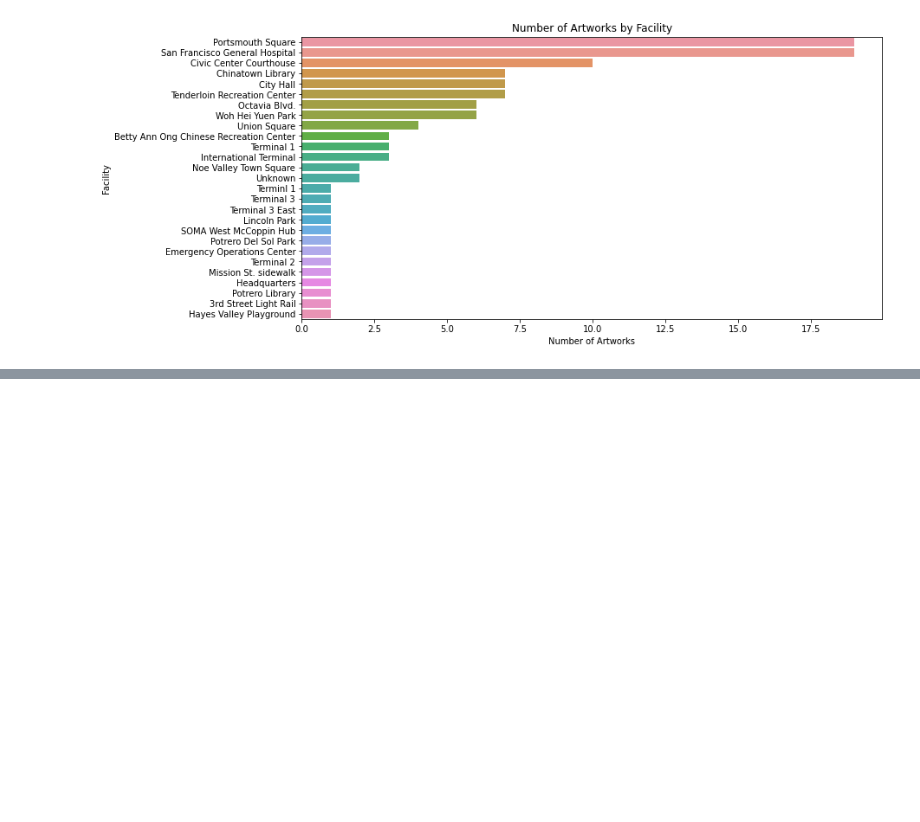
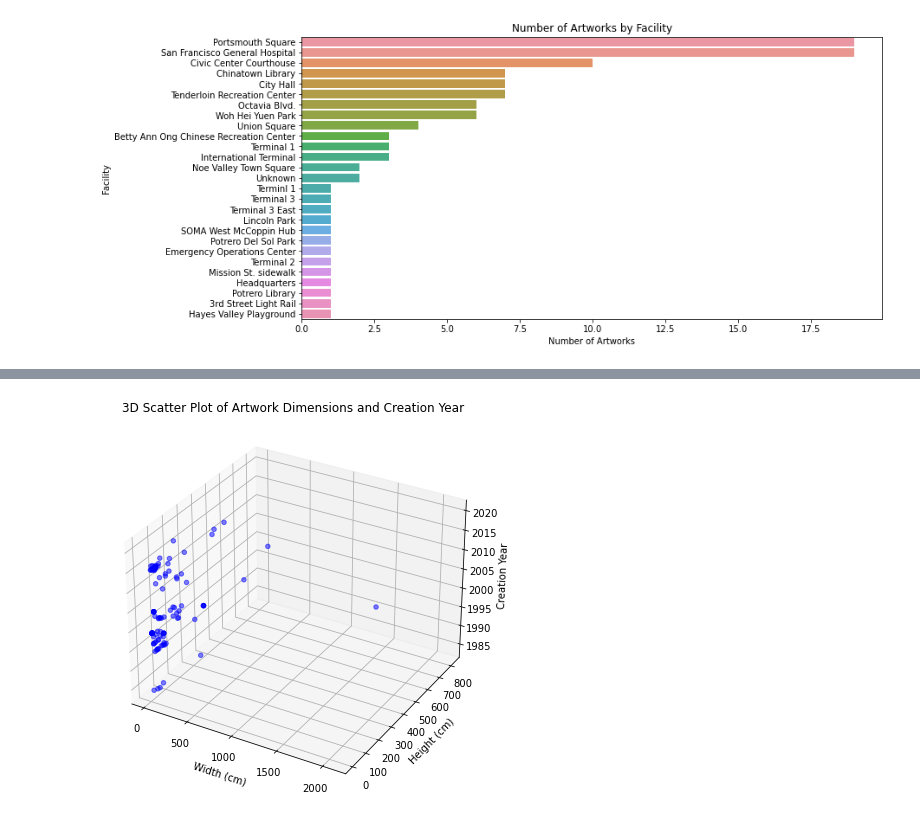
Before and after one commit to sanjanavelma/EDA, a Jupyter notebook: Project.ipynb, the cells around one changed output, grey strips where cells are left out. Drawn from its saved outputs; the diff is of its cells as text; code cells hidden in the pictures; blank space fills up the shorter version.

```diff
--- a/Project.ipynb
+++ b/Project.ipynb
@@ -421,0 +437,18 @@ plt.show()
+# %%
+import matplotlib.pyplot as plt
+from mpl_toolkits.mplot3d import Axes3D
+
+# Create a 3D scatter plot
+fig = plt.figure(figsize=(10, 7))
+ax = fig.add_subplot(111, projection='3d')
+
+# Assuming 'width', 'height', and 'creation_year' columns exist
+ax.scatter(df['width'], df['height'], df['creation_year'], c='b', marker='o', alpha=0.5)
+ax.set_xlabel('Width (cm)')
+ax.set_ylabel('Height (cm)')
+ax.set_zlabel('Creation Year')
+ax.set_title('3D Scatter Plot of Artwork Dimensions and Creation Year')
+
+plt.show()
+# %% [output]
+[figure, added]
```
Also changed, not shown: parts of 7 cells of this notebook.
